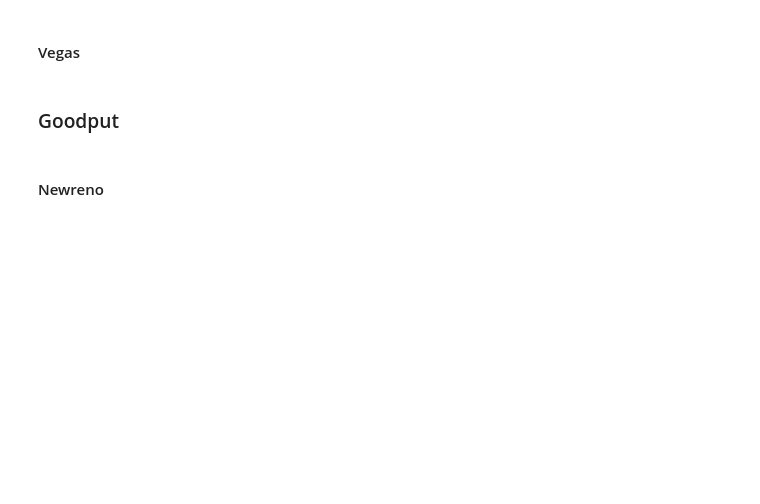
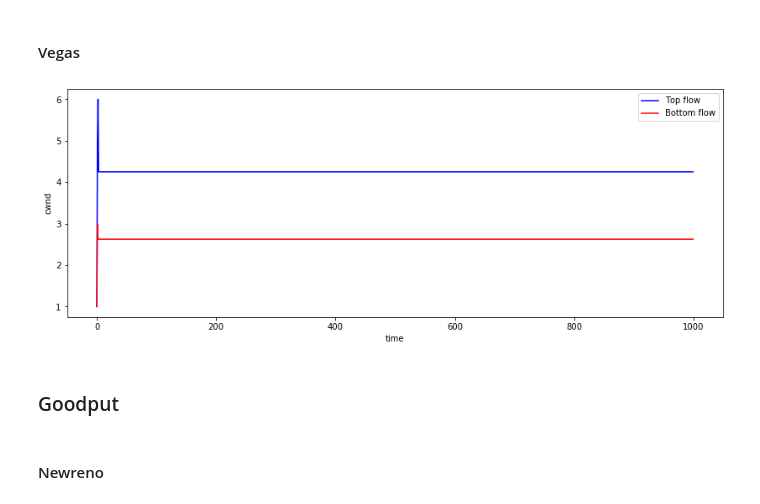
Before and after one commit to armanr99/NS2-TCP-Congestion-Control, a Jupyter notebook: congestion.ipynb, the cells around one changed output. Saved outputs shown, nothing was run; the diff lists cells and outputs as text; code cells hidden in the pictures; blank space fills up the shorter version.

```diff
--- a/congestion.ipynb
+++ b/congestion.ipynb
@@ -116,3 +105,7 @@ vegas_simulator.plot_cwnd()
+# %%
+vegas_simulator.plot_data(CWND_DATA_NAME)
+# %% [output]
+[figure, added]
 # %% [markdown]
 ### Goodput
 # %% [markdown]
```
Also changed, not shown: parts of 22 cells of this notebook.
